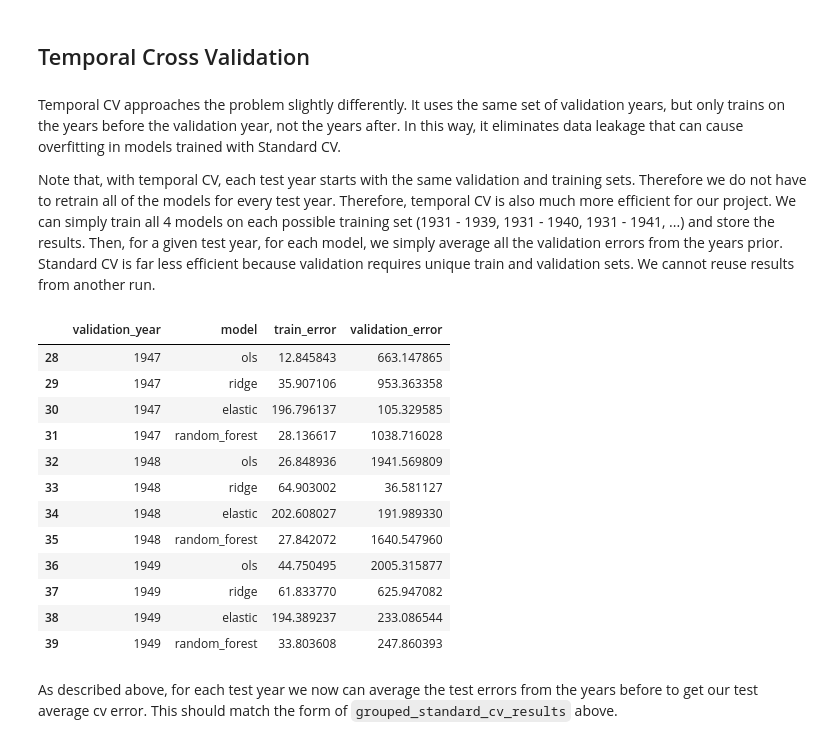
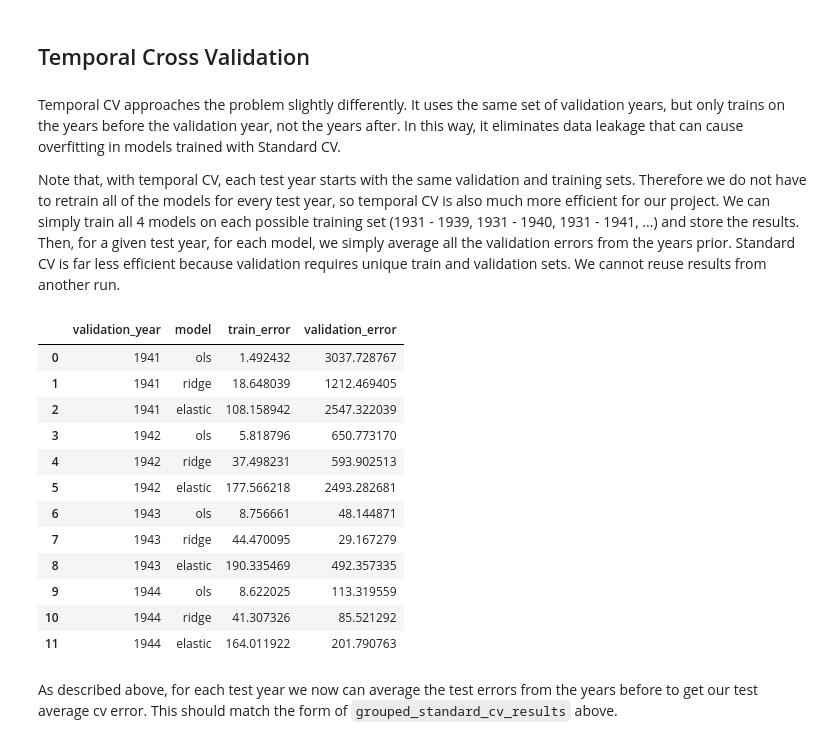
Before and after one commit to dssg/hitchhikers-guide, a Jupyter notebook: curriculum/3_modeling_and_machine_learning/machine-learning/predicting_GDP.ipynb, the cells around one changed output. Cells and saved outputs as stored; diff of their text form; code cells hidden in the pictures.

```diff
--- a/curriculum/3_modeling_and_machine_learning/machine-learning/predicting_GDP.ipynb
+++ b/curriculum/3_modeling_and_machine_learning/machine-learning/predicting_GDP.ipynb
@@ -288,4 +306,4 @@ grouped_standard_cv_results.head(n=15)
 # %%
 # Finding the models with the lowest average cv_error for each year
-standard_cv_best_models = grouped_standard_cv_results.loc[grouped_standard_cv_results.groupby(['test_year'])\
+standard_cv_best_models = grouped_standard_cv_results.loc[grouped_standard_cv_results.groupby(['cv_end'])\
                                                          ['mean_validation_error'].idxmin()]
@@ -296,21 +327,23 @@ Recall that this is exactly one of the K folds performed in the original running
 # %%
 test_errors = []
 for index, row in standard_cv_best_models.iterrows():
-    test_yr = row["test_year"]
+    cv_end_yr = row["cv_end"]
     model = row["model"]
 
     if test_yr != test_end_year:
-        test_error = standard_cv_results_df[(standard_cv_results_df.test_year == test_yr + 1) \
-                                          & (standard_cv_results_df.validation_year == test_yr)
+        test_error = standard_cv_results_df[(standard_cv_results_df.cv_end == cv_end_yr) \
+                                          & (standard_cv_results_df.validation_year == cv_end_yr)
                                           & (standard_cv_results_df.model == model)].iloc[0]["validation_error"]
     else:
-        results = standard_etl_fit_evaluate(test_yr + 1, test_yr, model)
+        results = standard_etl_fit_evaluate(GDP_df, cv_end_yr + 1 , cv_end_yr, model)
         test_error = results[4]
 
     test_errors.append(test_error)
 
 standard_cv_best_models["test_error"] = test_errors
 standard_cv_best_models["type"] = "standard"
+standard_cv_best_models.rename(columns={"cv_end":"test_year"}, inplace=True)
+standard_cv_best_models["test_year"] = standard_cv_best_models["test_year"] + 1 # To go from cv end to test year
 # %%
 standard_cv_best_models
 # %% [output]
@@ -330,9 +362,9 @@ standard_cv_best_models
 # %% [markdown]
 Temporal CV approaches the problem slightly differently. It uses the same set of validation years, but only trains on the years before the validation year, not the years after. In this way, it eliminates data leakage that can cause overfitting in models trained with Standard CV.
 
-Note that, with temporal CV, each test year starts with the same validation and training sets. Therefore we do not have to retrain all of the models for every test year. Therefore, temporal CV is also much more efficient for our project. We can simply train all 4 models on each possible training set (1931 - 1939, 1931 - 1940, 1931 - 1941, ...) and store the results. Then, for a given test year, for each model, we simply average all the validation errors from the years prior. Standard CV is far less efficient because validation requires unique train and validation sets. We cannot reuse results from another run.
+Note that, with temporal CV, each test year starts with the same validation and training sets. Therefore we do not have to retrain all of the models for every test year, so temporal CV is also much more efficient for our project. We can simply train all 4 models on each possible training set (1931 - 1939, 1931 - 1940, 1931 - 1941, ...) and store the results. Then, for a given test year, for each model, we simply average all the validation errors from the years prior. Standard CV is far less efficient because validation requires unique train and validation sets. We cannot reuse results from another run.
 # %%
-def temporal_etl_fit_evaluate(year, model):
+def temporal_etl_fit_evaluate(df, year, model):
 
     # validation set
     df_validation = df[df.year == year]
@@ -353,26 +385,26 @@ def temporal_etl_fit_evaluate(year, model):
     return(year, model, train_error, test_error)
 # %%
 pool = Pool()
-temporal_results = pool.starmap(temporal_etl_fit_evaluate, product(temporal_validation_years, clfs))
+temporal_results = pool.starmap(temporal_etl_fit_evaluate, product([GDP_df], temporal_validation_years, clfs))
 pool.close()
 # %%
 temporal_results_df = pd.DataFrame([x for x in temporal_results if x is not None],
                                   columns=['validation_year', 'model', 'train_error', 'validation_error'])
-temporal_results_df.(n=12)
+temporal_results_df.head(n=12)
 # %% [output]
 |  | validation_year | model | train_error | validation_error |
-| 28 | 1947 | ols | 12.845843 | 663.147865 |
-| 29 | 1947 | ridge | 35.907106 | 953.363358 |
-| 30 | 1947 | elastic | 196.796137 | 105.329585 |
-| 31 | 1947 | random_forest | 28.136617 | 1038.716028 |
-| 32 | 1948 | ols | 26.848936 | 1941.569809 |
-| 33 | 1948 | ridge | 64.903002 | 36.581127 |
-| 34 | 1948 | elastic | 202.608027 | 191.989330 |
-| 35 | 1948 | random_forest | 27.842072 | 1640.547960 |
-| 36 | 1949 | ols | 44.750495 | 2005.315877 |
-| 37 | 1949 | ridge | 61.833770 | 625.947082 |
-| 38 | 1949 | elastic | 194.389237 | 233.086544 |
-| 39 | 1949 | random_forest | 33.803608 | 247.860393 |
+| 0 | 1941 | ols | 1.492432 | 3037.728767 |
+| 1 | 1941 | ridge | 18.648039 | 1212.469405 |
+| 2 | 1941 | elastic | 108.158942 | 2547.322039 |
+| 3 | 1942 | ols | 5.818796 | 650.773170 |
+| 4 | 1942 | ridge | 37.498231 | 593.902513 |
+| 5 | 1942 | elastic | 177.566218 | 2493.282681 |
+| 6 | 1943 | ols | 8.756661 | 48.144871 |
+| 7 | 1943 | ridge | 44.470095 | 29.167279 |
+| 8 | 1943 | elastic | 190.335469 | 492.357335 |
+| 9 | 1944 | ols | 8.622025 | 113.319559 |
+| 10 | 1944 | ridge | 41.307326 | 85.521292 |
+| 11 | 1944 | elastic | 164.011922 | 201.790763 |
 # %% [markdown]
 As described above, for each test year we now can average the test errors from the years before to get our test average cv error. This should match the form of `grouped_standard_cv_results` above.
 # %%
```
Also changed, not shown: parts of 16 cells of this notebook.
